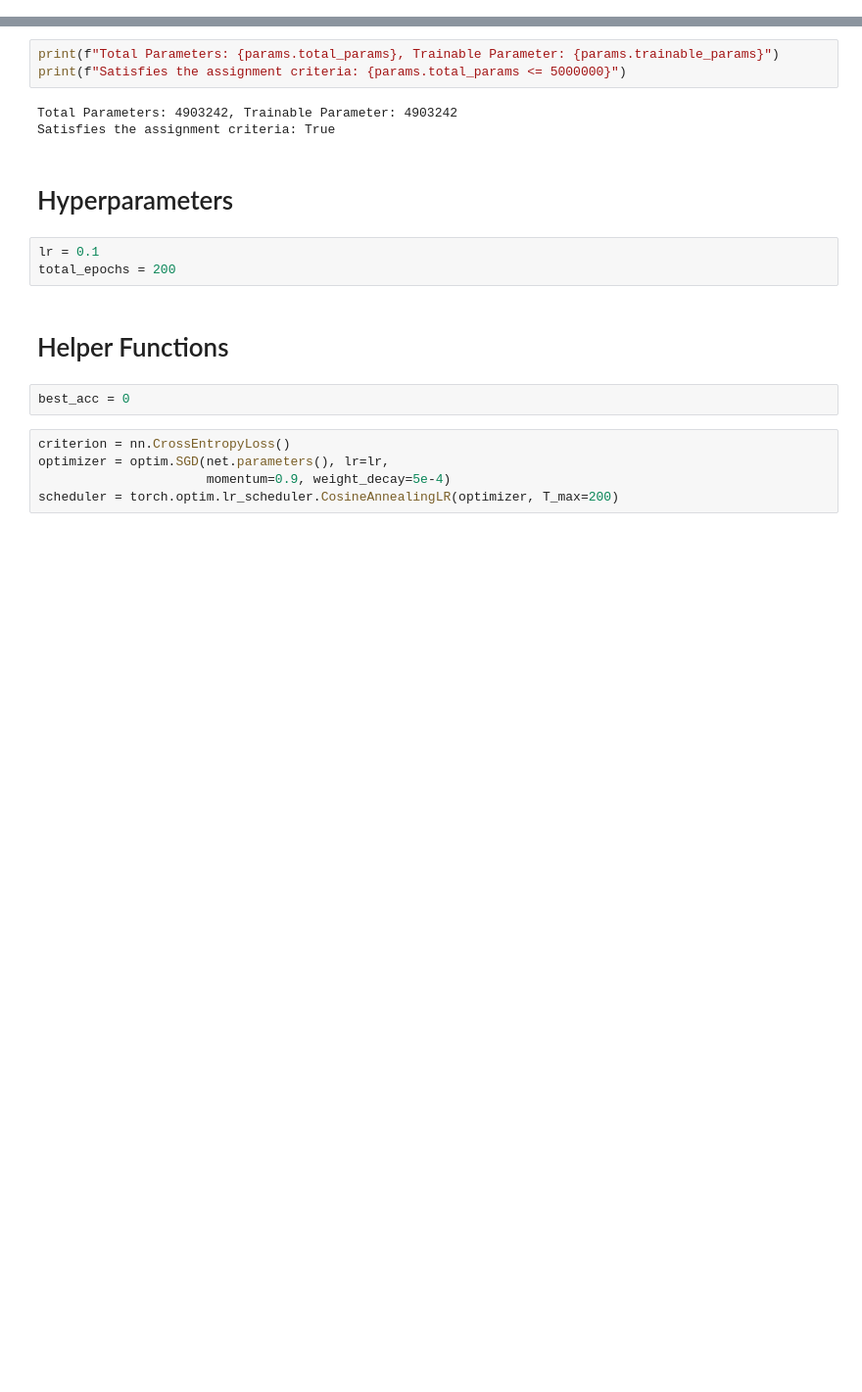
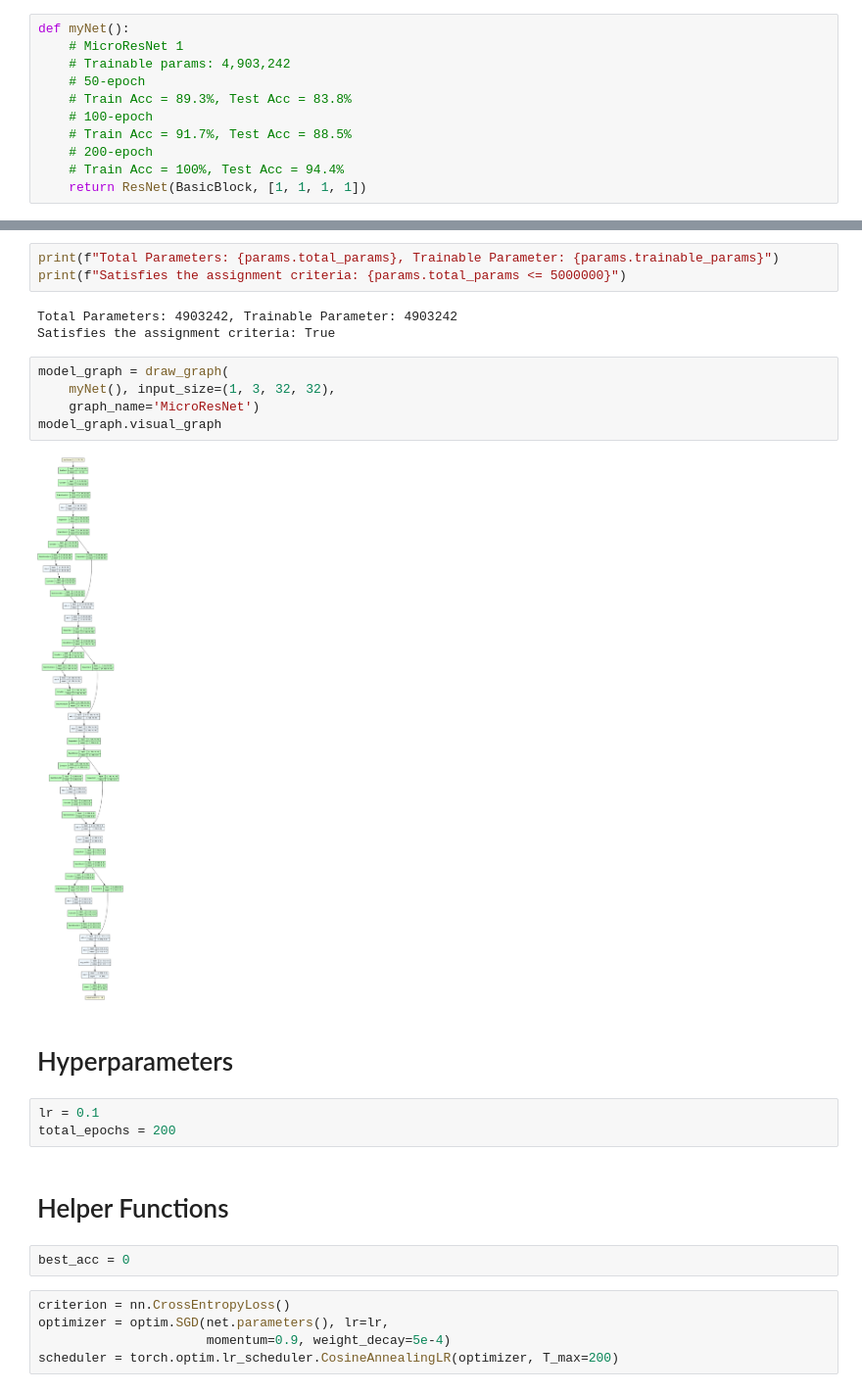
Before and after one commit to Korusuke/DL-MiniProject, a Jupyter notebook: MiniProject.ipynb, the cells around one changed output, grey strips where cells are left out. Shown at 98% size. Drawn from its saved outputs; the diff is of its cells as text; blank space fills up the shorter version.

Commit message:
Add GraphViz

```diff
--- a/MiniProject.ipynb
+++ b/MiniProject.ipynb
@@ -51,5 +80,16 @@ Files already downloaded and verified
 # Define Network
 # %%
 from model import MicroResNet, BasicBlock, ResNet
+# %%
+def myNet():
+    # MicroResNet 1
+    # Trainable params: 4,903,242
+    # 50-epoch
+    # Train Acc = 89.3%, Test Acc = 83.8%
+    # 100-epoch
+    # Train Acc = 91.7%, Test Acc = 88.5%
+    # 200-epoch
+    # Train Acc = 100%, Test Acc = 94.4%
+    return ResNet(BasicBlock, [1, 1, 1, 1])
 # %%
 # def myNet():
@@ -136,6 +165,13 @@ print(f"Satisfies the assignment criteria: {params.total_params <= 5000000}")
 # %% [output]
 Total Parameters: 4903242, Trainable Parameter: 4903242
 Satisfies the assignment criteria: True
+# %%
+model_graph = draw_graph(
+    myNet(), input_size=(1, 3, 32, 32),
+    graph_name='MicroResNet')
+model_graph.visual_graph
+# %% [output]
+[figure, added]
 # %% [markdown]
 # Hyperparameters
 # %%
```
Also changed, not shown: parts of 10 cells of this notebook, 1 other file.
